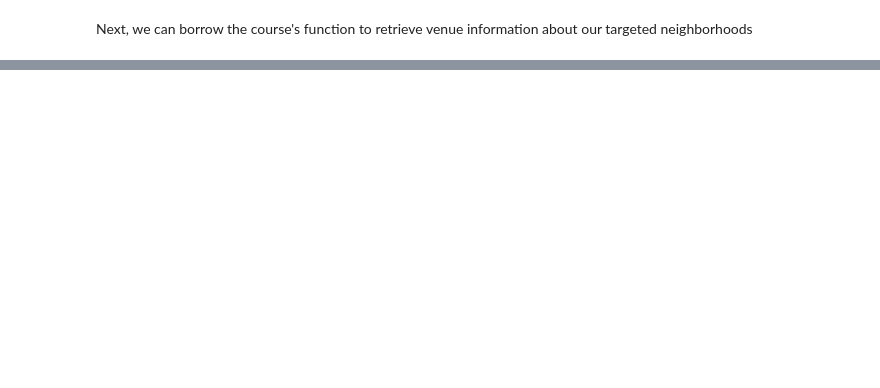
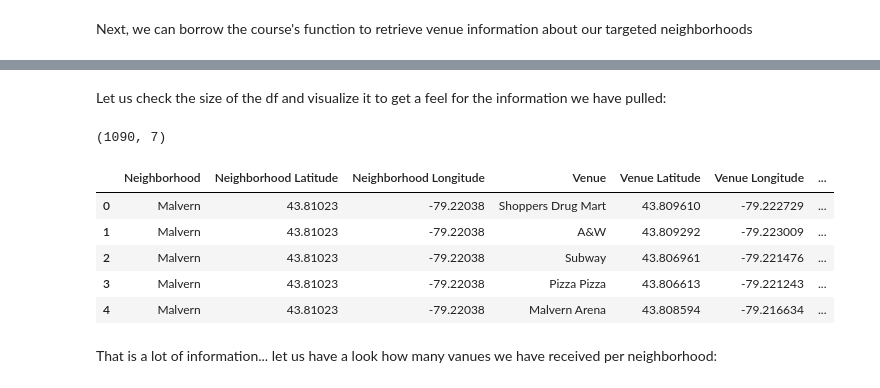
Before and after one commit to Mauricebuettgenbach/IBM_applied_data_science_capstone_project, a Jupyter notebook: Capstone_project.ipynb, the cells around one changed output, grey strips where cells are left out. Saved outputs shown, nothing was run; the diff lists cells and outputs as text; code cells hidden in the pictures; blank space fills up the shorter version.

```diff
--- a/Capstone_project.ipynb
+++ b/Capstone_project.ipynb
@@ -506,0 +563,24 @@ Great! Let us begin to gather some more information via foursquare. Before we ca
+# %%
+# Create map of Toronto
+map_target_neighborhoods = folium.Map(
+    location=[latitude, longitude], # Define starting point
+    zoom_start=10, # Select starting zoom
+    tiles='OpenStreetMap' # Choose map look
+    )
+
+# Add markers to map
+for lat, lng, borough, borough_id, neighborhood in zip(target_boroughs['LATITUDE'], target_boroughs['LONGITUDE'], target_boroughs['BOROUGH'], target_boroughs['BOROUGH_ID'], target_boroughs['NEIGHBORHOOD']): # Pass information
+    popup_text = '<u><b>Boroughs:</u></b><br>{}<br><br><u><b>Neighborhoods:</u></b><br>{}'.format(borough, neighborhood) # Define text for popup
+    popup_text = folium.Popup(popup_text) # Add text to map
+    folium.CircleMarker( # Create circles
+        [lat, lng], # Parse position
+        radius=5, # Define radius
+        popup=popup_text, # Parse pop up text
+        color=rainbow[borough_id-1], # Iterate and parse hexcode
+        fill=True, # Define fill
+        fill_color=rainbow[borough_id-1], # Iterate and parse hexcode
+        fill_opacity=0.5, # Define opacity
+        parse_html=False # Popup does not need to be rendered
+        ).add_to(map_target_neighborhoods) # Add circles to map
+
+map_target_neighborhoods # Display
@@ -516,0 +669,15 @@ Next, we can borrow the course's function to retrieve venue information about ou
+# %% [markdown]
+Let us check the size of the df and visualize it to get a feel for the information we have pulled:
+# %%
+print(target_neighborhood_venues.shape)
+target_neighborhood_venues.head()
+# %% [output]
+(1090, 7)
+|  | Neighborhood | Neighborhood Latitude | Neighborhood Longitude | Venue | Venue Latitude | Venue Longitude | ... |
+| 0 | Malvern | 43.81023 | -79.22038 | Shoppers Drug Mart | 43.809610 | -79.222729 | ... |
+| 1 | Malvern | 43.81023 | -79.22038 | A&W | 43.809292 | -79.223009 | ... |
+| 2 | Malvern | 43.81023 | -79.22038 | Subway | 43.806961 | -79.221476 | ... |
+| 3 | Malvern | 43.81023 | -79.22038 | Pizza Pizza | 43.806613 | -79.221243 | ... |
+| 4 | Malvern | 43.81023 | -79.22038 | Malvern Arena | 43.808594 | -79.216634 | ... |
+# %% [markdown]
+That is a lot of information... let us have a look how many vanues we have received per neighborhood:
```
Also changed, not shown: parts of 26 cells of this notebook.
